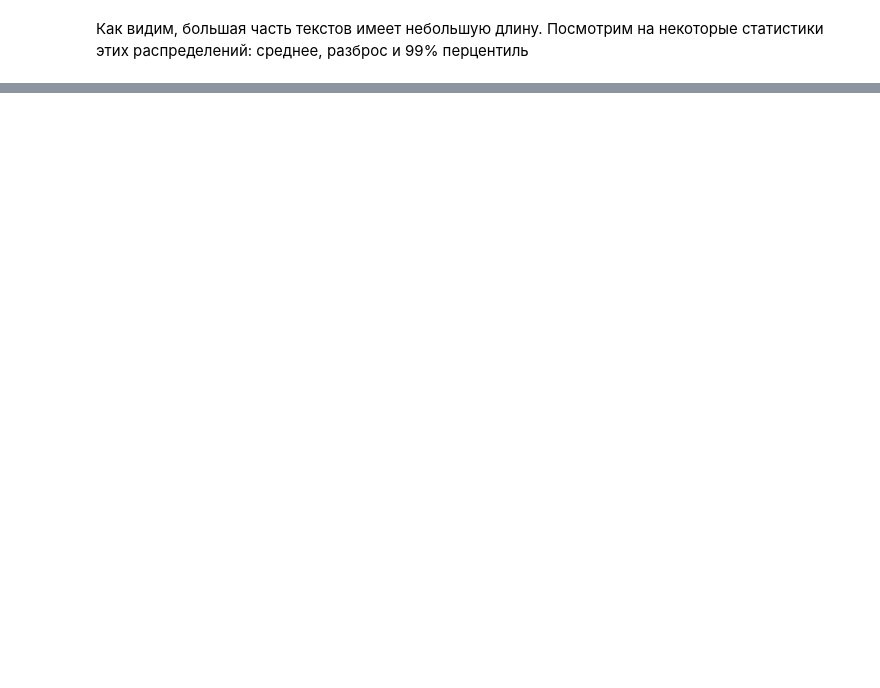
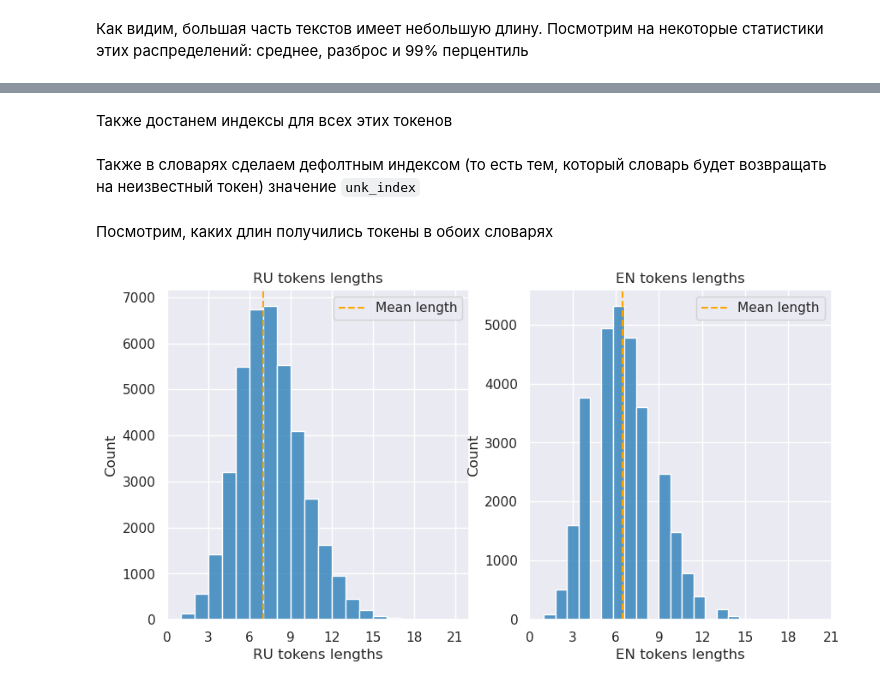
Before and after one commit to ilyaskalimullinn/machine_translation, a Jupyter notebook: 01-translation.ipynb, the cells around one changed output, grey strips where cells are left out. Drawn from its saved outputs; the diff is of its cells as text; code cells hidden in the pictures; blank space fills up the shorter version.

```diff
--- a/01-translation.ipynb
+++ b/01-translation.ipynb
@@ -218,0 +388,12 @@ plot_lengths(dataset["train"], n_to_show=3_000_000)
+# %%
+vocab_ru = load_or_build_vocab(
+    dataset=dataset["train"],
+    lang="ru",
+    build_args={"specials": special_tokens, "min_freq": 3, "max_tokens": 40_000},
+)
+# %%
+vocab_en = load_or_build_vocab(
+    dataset=dataset["train"],
+    lang="en",
+    build_args={"specials": special_tokens, "min_freq": 3, "max_tokens": 30_000},
+)
@@ -218,0 +405,46 @@ plot_lengths(dataset["train"], n_to_show=3_000_000)
+# %% [markdown]
+Также достанем индексы для всех этих токенов
+# %%
+unk_index = vocab_ru.get_stoi()[unk_token]
+pad_index = vocab_ru.get_stoi()[pad_token]
+sos_index = vocab_ru.get_stoi()[sos_token]
+eos_index = vocab_ru.get_stoi()[eos_token]
+# %% [markdown]
+Также в словарях сделаем дефолтным индексом (то есть тем, который словарь будет возвращать на неизвестный токен) значение `unk_index`
+# %%
+vocab_en.set_default_index(unk_index)
+vocab_ru.set_default_index(unk_index)
+# %% [markdown]
+Посмотрим, каких длин получились токены в обоих словарях
+# %%
+def plot_token_lengths(
+    ru_token_lengths: List[int], en_token_lengths: List[int], bins: float = 20
+) -> None:
+
+    ru_token_lengths = np.array(ru_token_lengths)
+    en_token_lengths = np.array(en_token_lengths)
+    ticks = np.arange(0, ru_token_lengths.max() + 1, 3)
+
+    fig, ax = plt.subplots(1, 2, figsize=(10, 5))
+    sns.histplot(x=ru_token_lengths, ax=ax[0], bins=bins)
+    ax[0].set_xlabel("RU tokens lengths")
+    ax[0].set_title("RU tokens lengths")
+    ax[0].axvline(ru_token_lengths.mean(), color="orange", linestyle="--", label="Mean length")
+    ax[0].set_xticks(ticks)
+    ax[0].legend()
+
+    sns.histplot(x=en_token_lengths, ax=ax[1], bins=bins)
+    ax[1].set_xlabel("EN tokens lengths")
+    ax[1].set_title("EN tokens lengths")
+    ax[1].axvline(en_token_lengths.mean(), color="orange", linestyle="--", label="Mean length")
+    ax[1].set_xticks(ticks)
+    ax[1].legend()
+
+    plt.show()
+
+plot_token_lengths(
+    ru_token_lengths=[len(s) for s in vocab_ru.get_stoi().keys()],
+    en_token_lengths=[len(s) for s in vocab_en.get_stoi().keys()],
+)
+# %% [output]
+[figure, added]
```
Also changed, not shown: parts of 70 cells of this notebook, 1 other file.
